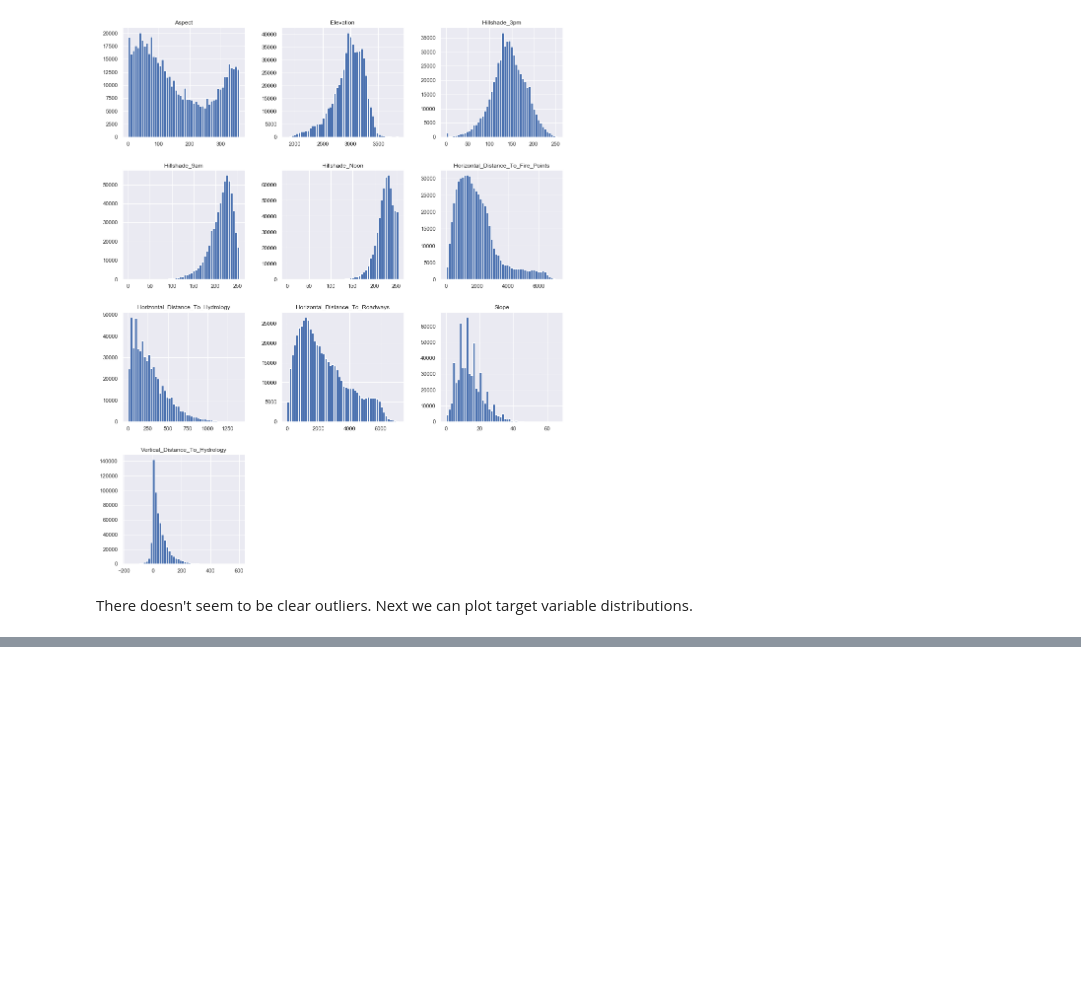
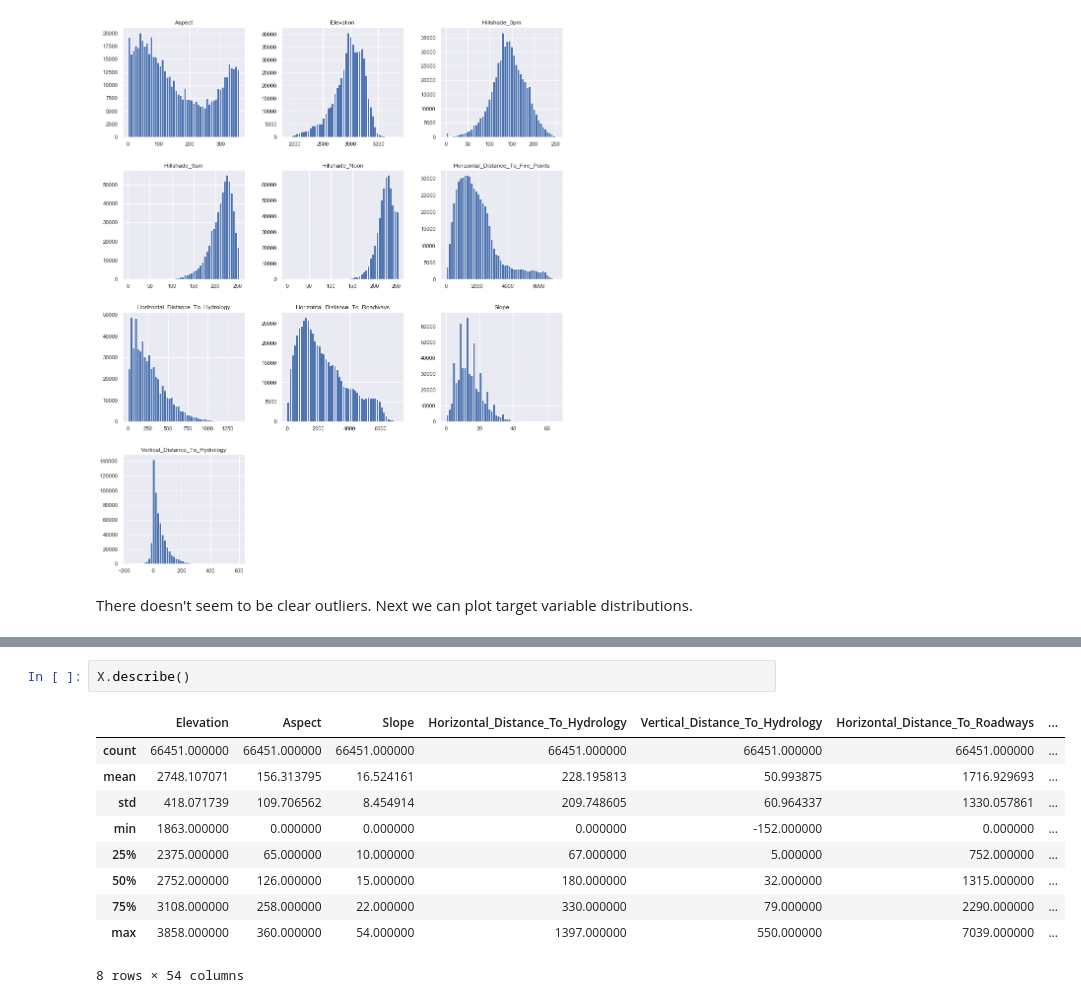
Before and after one commit to mskl/ist-mi-cdadosi7, a Jupyter notebook: project/joona_project_forestry.ipynb, the cells around one changed output, grey strips where cells are left out. Cells and saved outputs as stored; diff of their text form; blank space fills up the shorter version.

```diff
--- a/project/joona_project_forestry.ipynb
+++ b/project/joona_project_forestry.ipynb
@@ -102,0 +153,13 @@ Try jointplot (scatter + histogram) to find relations between target and numeric
+# %%
+X.describe()
+# %% [output]
+|  | Elevation | Aspect | Slope | Horizontal_Distance_To_Hydrology | Vertical_Distance_To_Hydrology | Horizontal_Distance_To_Roadways | ... |
+| count | 66451.000000 | 66451.000000 | 66451.000000 | 66451.000000 | 66451.000000 | 66451.000000 | ... |
+| mean | 2748.107071 | 156.313795 | 16.524161 | 228.195813 | 50.993875 | 1716.929693 | ... |
+| std | 418.071739 | 109.706562 | 8.454914 | 209.748605 | 60.964337 | 1330.057861 | ... |
+| min | 1863.000000 | 0.000000 | 0.000000 | 0.000000 | -152.000000 | 0.000000 | ... |
+| 25% | 2375.000000 | 65.000000 | 10.000000 | 67.000000 | 5.000000 | 752.000000 | ... |
+| 50% | 2752.000000 | 126.000000 | 15.000000 | 180.000000 | 32.000000 | 1315.000000 | ... |
+| 75% | 3108.000000 | 258.000000 | 22.000000 | 330.000000 | 79.000000 | 2290.000000 | ... |
+| max | 3858.000000 | 360.000000 | 54.000000 | 1397.000000 | 550.000000 | 7039.000000 | ... |
+8 rows × 54 columns
```
Also changed, not shown: parts of 34 cells of this notebook.
